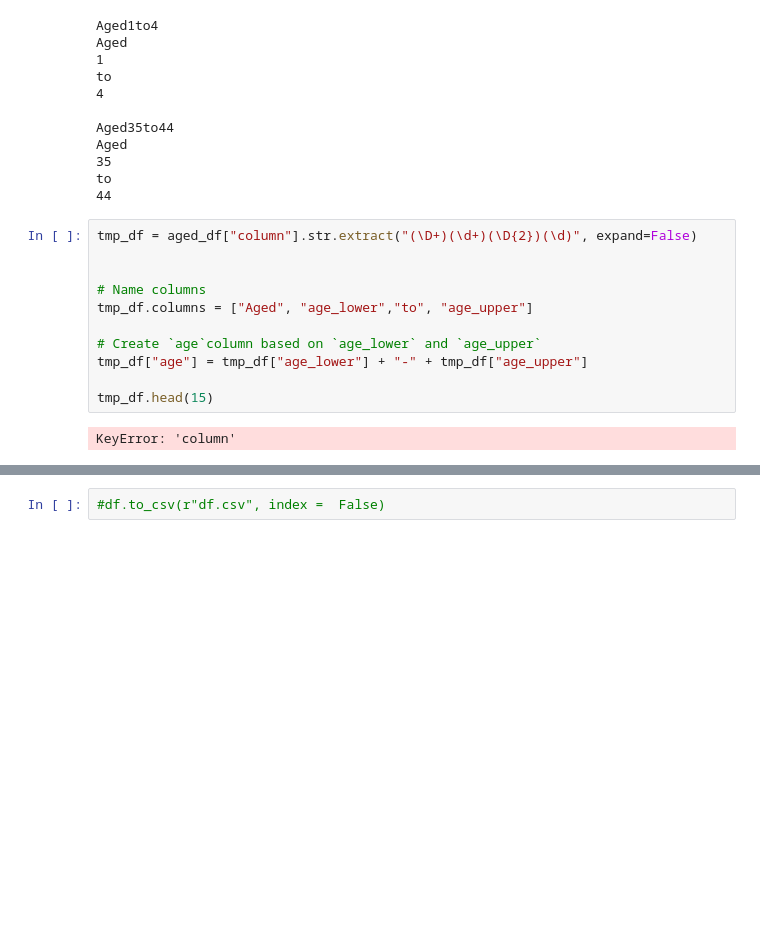
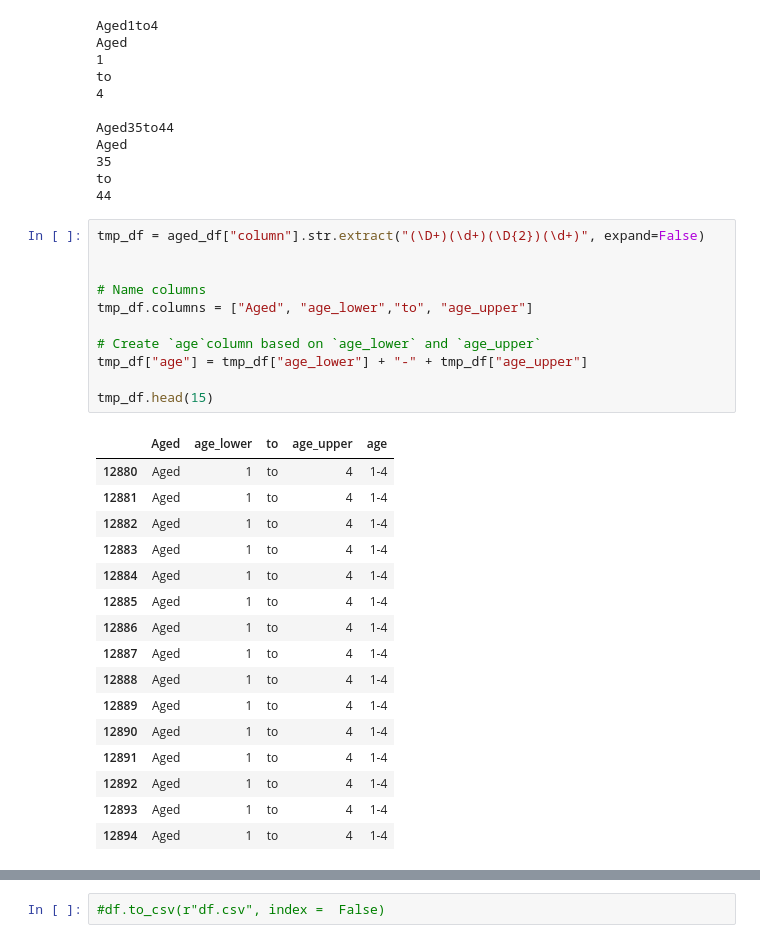
Before and after one commit to kjonina/Presenting-Covid19-using-Flask, a Jupyter notebook: CA3_c00278440_tidy_data.ipynb, the cells around one changed output, grey strips where cells are left out. Cells and saved outputs as stored; diff of their text form; blank space fills up the shorter version.

```diff
--- a/CA3_c00278440_tidy_data.ipynb
+++ b/CA3_c00278440_tidy_data.ipynb
@@ -360,17 +360,32 @@ Aged
 to
 44
 # %%
-tmp_df = aged_df["column"].str.extract("(\D+)(\d+)(\D{2})(\d)", expand=False)
+tmp_df = aged_df["column"].str.extract("(\D+)(\d+)(\D{2})(\d+)", expand=False)
 
 
 # Name columns
 tmp_df.columns = ["Aged", "age_lower","to", "age_upper"]
 
 # Create `age`column based on `age_lower` and `age_upper`
 tmp_df["age"] = tmp_df["age_lower"] + "-" + tmp_df["age_upper"]
 
 tmp_df.head(15)
 # %% [output]
-KeyError: 'column'
+|  | Aged | age_lower | to | age_upper | age |
+| 12880 | Aged | 1 | to | 4 | 1-4 |
+| 12881 | Aged | 1 | to | 4 | 1-4 |
+| 12882 | Aged | 1 | to | 4 | 1-4 |
+| 12883 | Aged | 1 | to | 4 | 1-4 |
+| 12884 | Aged | 1 | to | 4 | 1-4 |
+| 12885 | Aged | 1 | to | 4 | 1-4 |
+| 12886 | Aged | 1 | to | 4 | 1-4 |
+| 12887 | Aged | 1 | to | 4 | 1-4 |
+| 12888 | Aged | 1 | to | 4 | 1-4 |
+| 12889 | Aged | 1 | to | 4 | 1-4 |
+| 12890 | Aged | 1 | to | 4 | 1-4 |
+| 12891 | Aged | 1 | to | 4 | 1-4 |
+| 12892 | Aged | 1 | to | 4 | 1-4 |
+| 12893 | Aged | 1 | to | 4 | 1-4 |
+| 12894 | Aged | 1 | to | 4 | 1-4 |
 # %%
 # Merge
```
Also changed, not shown: parts of 9 cells of this notebook.
